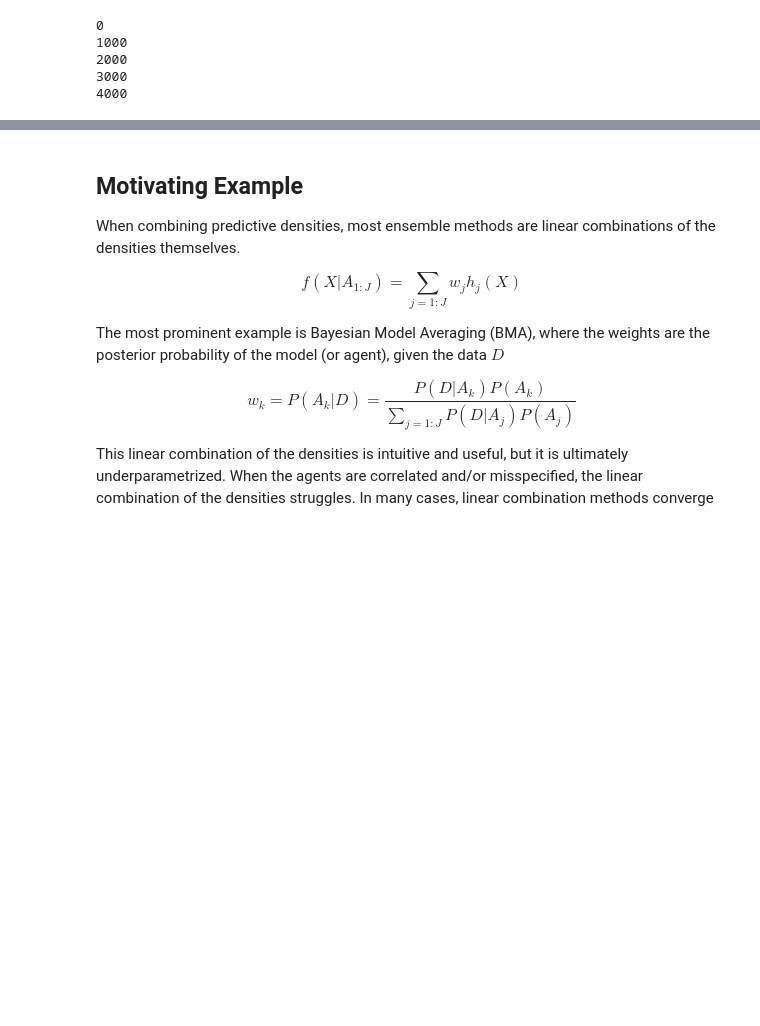
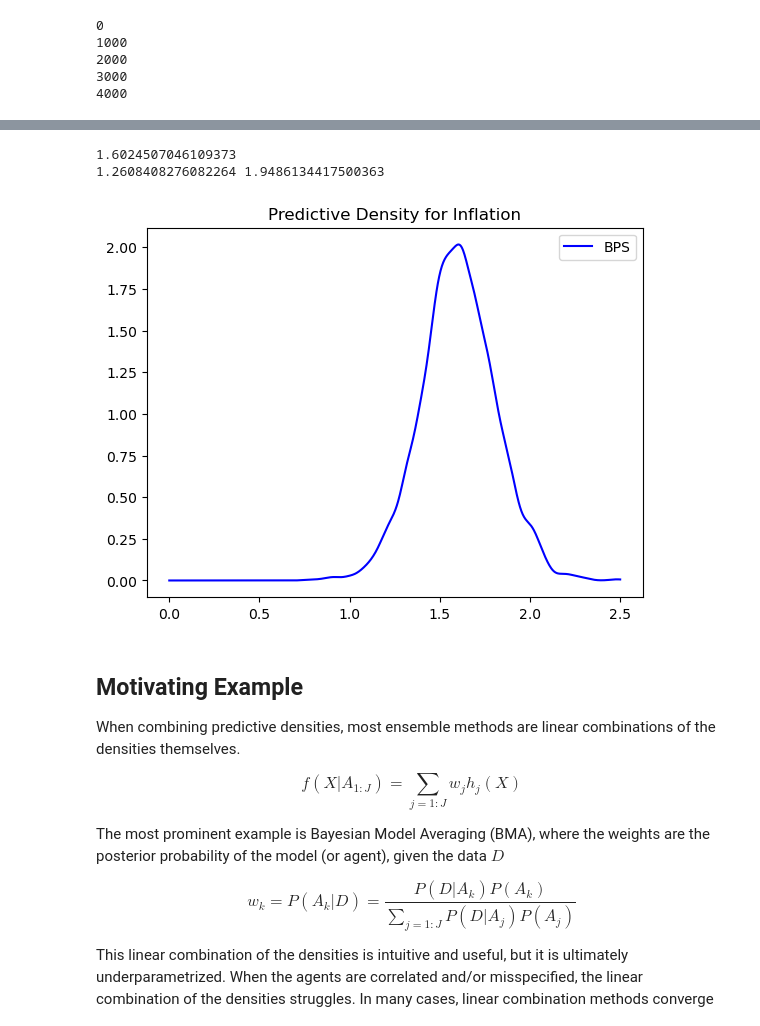
Before and after one commit to josephrilling/dynbps, a Jupyter notebook: nbs/index.ipynb, the cells around one changed output, grey strips where cells are left out. Cells and saved outputs as stored; diff of their text form; code cells hidden in the pictures; blank space fills up the shorter version.

```diff
--- a/nbs/index.ipynb
+++ b/nbs/index.ipynb
@@ -109,3 +106,21 @@ print(predicted_variance)
+# %%
+a_new = a[-1,]
+A_new = A[-1,]
+n_new = n[-1,]
+predicted_mean, ci_low, ci_high = model.predict(a_new, A_new, n_new, ci_width = 90, samples_per = 5)
+
+print(predicted_mean)
+print(ci_low, ci_high)
+
+dist_space = linspace( 0, 2.5, 1000 )
+plt.plot(dist_space, gaussian_kde(model.pred_sample)(dist_space), color = "blue", label = "BPS")
+plt.title("Predictive Density for Inflation")
+plt.legend()
+plt.show()
+# %% [output]
+1.6024507046109373
+1.2608408276082264 1.9486134417500363
+[figure, added]
 # %% [markdown]
 ## Motivating Example
 
```
Also changed, not shown: parts of 10 cells of this notebook, 7 other files.
